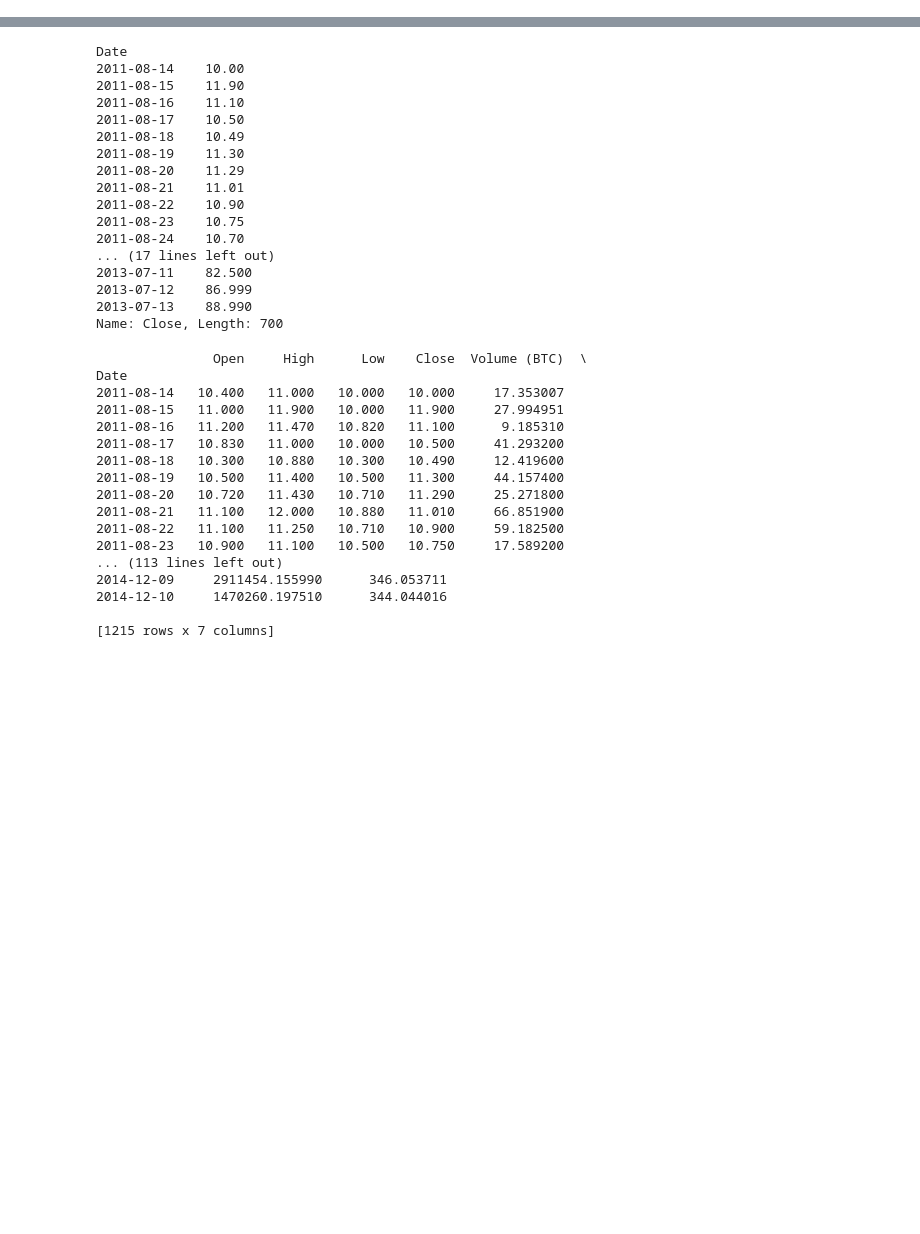
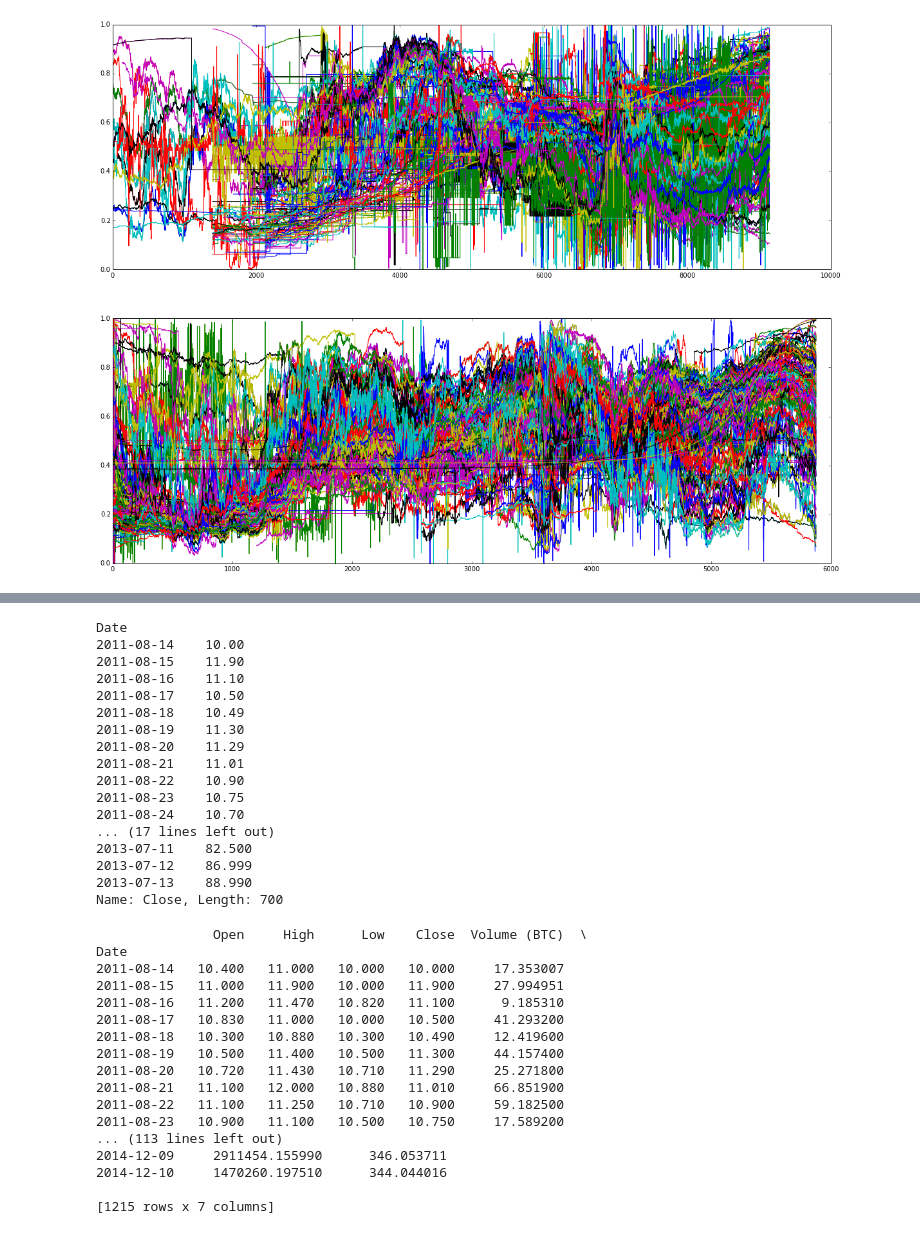
Before and after one commit to qorelogic/ml2, a Jupyter notebook: bin/quandl-fun.ipynb, the cells around one changed output, grey strips where cells are left out. Saved outputs shown, nothing was run; the diff lists cells and outputs as text; code cells hidden in the pictures; blank space fills up the shorter version.

```diff
--- a/bin/quandl-fun.ipynb
+++ b/bin/quandl-fun.ipynb
@@ -4,16 +7,12 @@ from qoreliquid import *
 # %%
-#for i in range (2,16):
-    #print i
-    #                    var buff = ''; $($x('//*[@id="ember894"]/div[2]/table/tbody/tr/td[3]/a/@href')).each(function(e,o) {buff += ' '+o.value.replace(/\/CURRFX\//g, '');}); console.log(buff);
-    #print "# "+str(i)+": "
-
 # source: https://www.quandl.com/c/markets/exchange-rates-versus-eur
-# for (var i = 2; i<=15; i++) {var buff = ''; $($x('//*[@id="ember894"]/div['+i+']/table/tbody/tr/td[3]/a/@href')).each(function(e,o) {buff += ' '+o.value.replace(/\/CURRFX\//g, '');}); console.log('# '+i); console.log('pa += \''+buff+'\'');}
+# quandl js parser: for (var i = 2; i<=15; i++) {var buff = ''; $($x('//*[@id="ember894"]/div['+i+']/table/tbody/tr/td[3]/a/@href')).each(function(e,o) {buff += ' '+o.value.replace(/\/CURRFX\//g, '');}); console.log('# '+i); console.log('pa += \''+buff+'\'');}
 
 # source: https://www.quandl.com/c/usa/usa-currency-exchange-rate
-# for (var i = 2; i<=15; i++) {var buff = ''; $($x('//*[@id="ember894"]/div['+i+']/table/tbody/tr/td[3]/a/@href')).each(function(e,o) {buff += ' '+o.value.replace(/\/CURRFX\//g, '');}); console.log('# '+i); console.log('pa += \''+buff+'\'');}
+# quandl js parser: for (var i = 2; i<=15; i++) {var buff = ''; $($x('//*[@id="ember894"]/div['+i+']/table/tbody/tr/td[3]/a/@href')).each(function(e,o) {buff += ' '+o.value.replace(/\/CURRFX\//g, '');}); console.log('# '+i); console.log('pa += \''+buff+'\'');}
 
-def getDataFromQuandl(pa):
+# getDataFromQuandl(pa, curr)
+def getDataFromQuandl(pa, curr): # curr = EUR || USD, etc.
     pa = pa.split(' ')
 
     tk = []
@@ -24,8 +23,14 @@ def getDataFromQuandl(pa):
     #print tk
     #print tl
 
-    d = q.get(tk, authtoken="WVsyCxwHeYZZyhf5RHs2")
-    #print d
+    try:
+        fname = 'data/quandl/BNP.'+curr+'.csv'
+        d = p.read_csv(fname)
+    except IOError, e:
+        d = q.get(tk, authtoken="WVsyCxwHeYZZyhf5RHs2")
+        #print d
+        d.to_csv('data/quandl/BNP.'+curr+'.csv')
+        print e
 
     #plot(d.ix[:,tl])
 
@@ -61,8 +66,9 @@ pa += ' EURARS EURBOB EURBRL EURCLP EURCOP EURGYD EURPYG EURPEN EURSRD EURUYU EU
 # 15
 pa += ' EURAUD EURFJD EURNZD EURPGK EURWST EURSBD EURTOP EURVUV'
 
-d = getDataFromQuandl(pa)
+de = getDataFromQuandl(pa, 'EUR')
 # %%
+pa = ''
 # 2
 pa += ' USDEUR USDJPY USDGBP USDCHF USDCAD USDAUD USDNZD USDSEK USDNOK USDBRL USDCNY USDRUB USDINR USDTRY USDTHB USDIDR USDMYR USDMXN USDARS USDDKK USDILS USDPHP'
 # 3
@@ -91,7 +97,5 @@ pa += ' USDBZD USDCRC USDGTQ USDHNL USDNIO USDPAB'
 pa += ' USDARS USDBOB USDBRL USDCLP USDCOP USDGYD USDPYG USDPEN USDSRD USDUYU USDVEF'
 # 15
 pa += ' USDAUD USDFJD USDNZD USDPGK USDWST USDSBD USDTOP USDVUV'
-# 16
-pa += ' /BITCOIN/MTGOXUSD /BITCOIN/BITSTAMPUSD /OFDP/GOLD_2 /OFDP/SILVER_5'
 
-d = getDataFromQuandl(pa)
+du = getDataFromQuandl(pa, 'USD')
@@ -148 +162,19 @@ Date
+# %%
+from pylab import rcParams
+rcParams['figure.figsize'] = 20, 5*3
+fig = plt.figure()
+
+ax1 = fig.add_subplot(211)
+ax1.plot(sigmoidme(normalizeme(du)))
+#ax1.title('USD pairs')
+#legend(d.columns)
+ax2 = fig.add_subplot(212)
+ax2.plot(sigmoidme(normalizeme(de)))
+#ax2.title('EUR pairs')
+#ax3 = fig.add_subplot(213)
+#ax3.plot(sigmoidme(normalizeme(da)))
+#ax3.title('AUD pairs')
+plt.show()
+# %% [output]
+[figure, added]
 # %%
```
Also changed, not shown: parts of 11 cells of this notebook, 1 other file.
